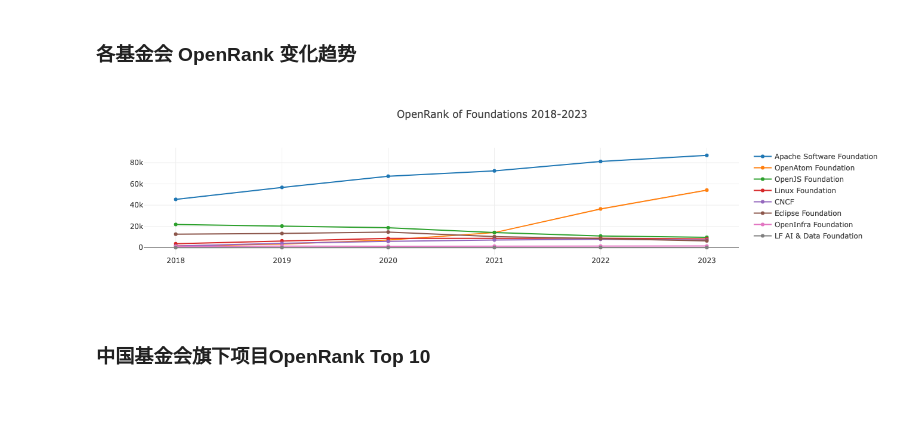
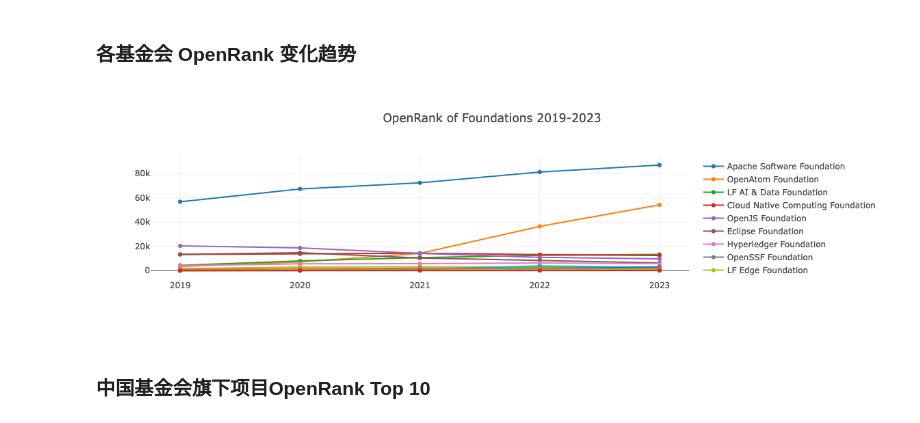
Before and after one commit to PureNatural/open-digger, a Jupyter notebook: notebook/China_open_source_foundation_report_2023.ipynb, the cells around one changed output. Drawn from its saved outputs; the diff is of its cells as text; code cells hidden in the pictures.

```diff
--- a/notebook/China_open_source_foundation_report_2023.ipynb
+++ b/notebook/China_open_source_foundation_report_2023.ipynb
@@ -59,23 +59,23 @@ processFoundationFieldData(['Foundation'], 'Foundation');
 # %%
 openDigger.index.openrank.getRepoOpenrank({
     labelUnion: [':foundations'],
-    startYear: 2018, endYear: 2023, endMonth: 12,
+    startYear: 2019, endYear: 2023, endMonth: 12,
     groupBy: 'Foundation',
     groupTimeRange: 'year',
     order: 'DESC',
     limit: -1
 }).then(data => {
     var data = data.filter(i => i.id.startsWith(':foundations'));
     openDigger.render.plotly(data.map(row => {
         return {
             x: years,
             y: row.openrank,
             name: row.name
         };
-    }), {title: `OpenRank of Foundations 2018-2023`, xaxis: { type: 'category' }});
+    }), {title: `OpenRank of Foundations 2019-2023`, xaxis: { type: 'category' }});
 })
 # %% [output]
-[figure, old version]
+[figure, new version]
 # %% [markdown]
 ### 中国基金会旗下项目OpenRank Top 10
 # %%
```
Also changed, not shown: parts of 17 cells of this notebook.
